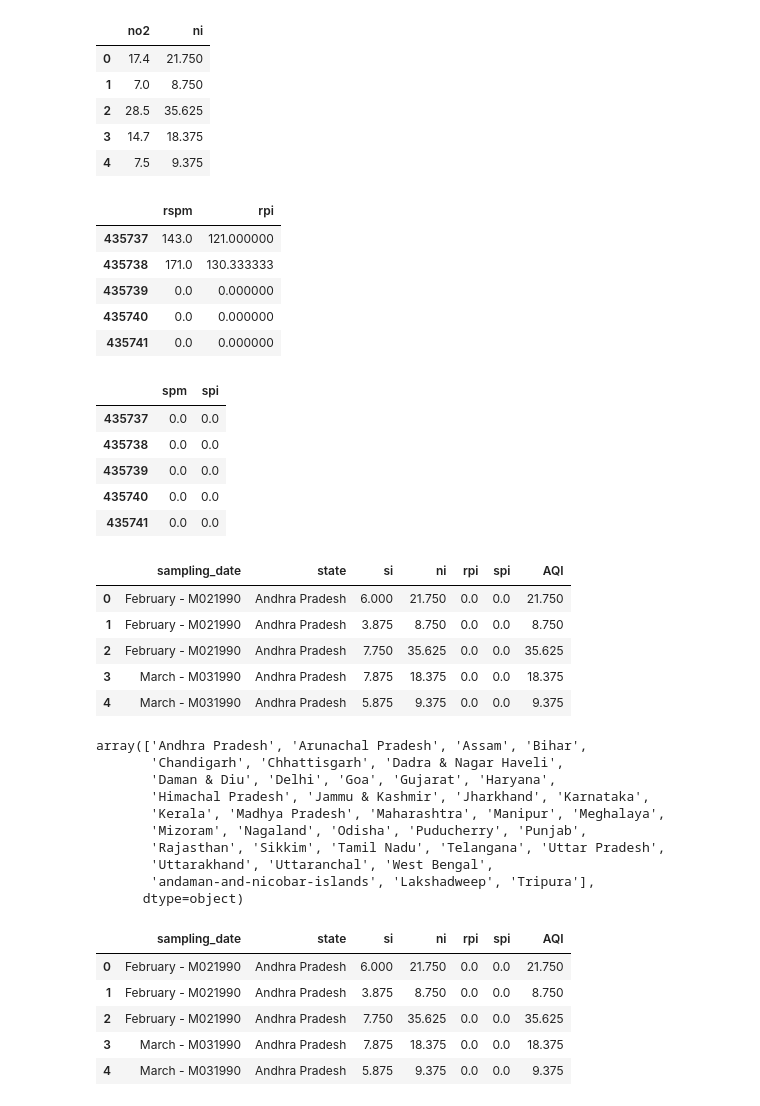
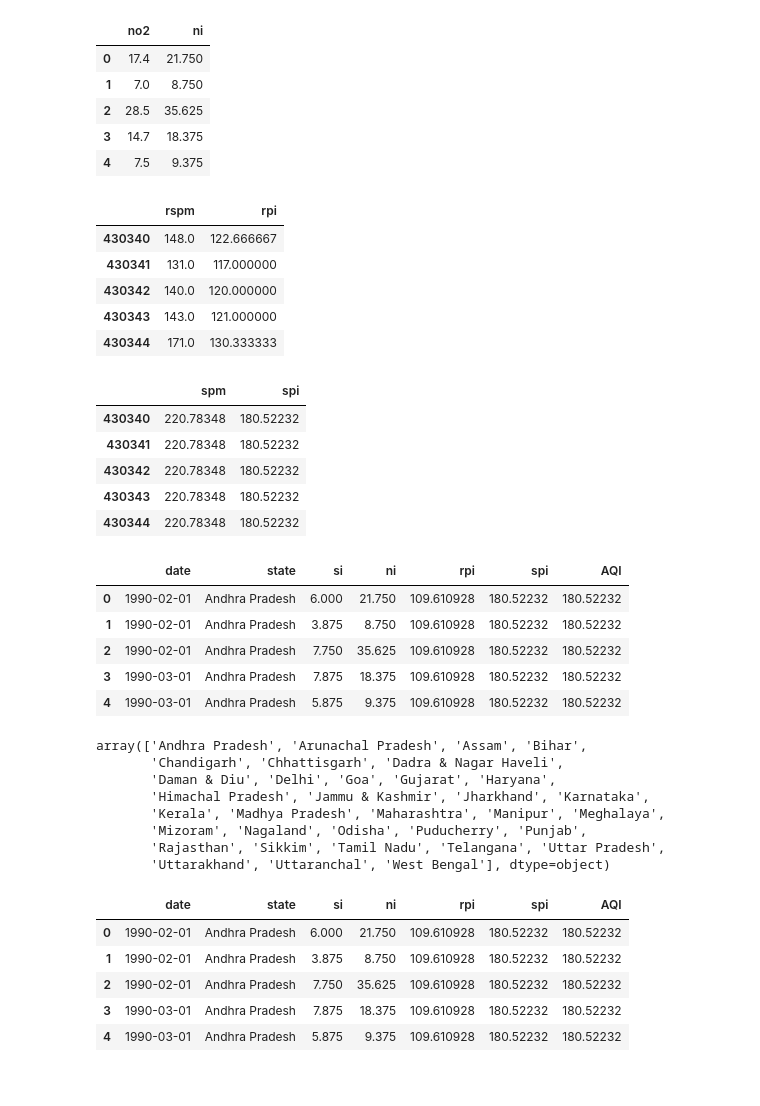
Before and after one commit to soulbrooxx/indian-air, a Jupyter notebook: idian-air.ipynb, the cells around one changed output. Drawn from its saved outputs; the diff is of its cells as text; code cells hidden in the pictures.

```diff
--- a/idian-air.ipynb
+++ b/idian-air.ipynb
@@ -104,6 +104,7 @@ data.to_csv("clean_data.csv",index=False)
 # %% [markdown]
 # Calculate SI
 # %%
+data = pd.read_csv("clean_data.csv")
 def calculate_si(so2):
     si=0
     if (so2<=40):
@@ -176,11 +177,11 @@ df= data[['rspm','rpi']]
 df.tail()
 # %% [output]
 |  | rspm | rpi |
-| 435737 | 143.0 | 121.000000 |
-| 435738 | 171.0 | 130.333333 |
-| 435739 | 0.0 | 0.000000 |
-| 435740 | 0.0 | 0.000000 |
-| 435741 | 0.0 | 0.000000 |
+| 430340 | 148.0 | 122.666667 |
+| 430341 | 131.0 | 117.000000 |
+| 430342 | 140.0 | 120.000000 |
+| 430343 | 143.0 | 121.000000 |
+| 430344 | 171.0 | 130.333333 |
 # %%
 def calculate_spi(spm):
     spi=0
@@ -203,35 +204,35 @@ df.tail()
 #many data values of rspm values is unawailable since it was not measure before
 # %% [output]
 |  | spm | spi |
-| 435737 | 0.0 | 0.0 |
-| 435738 | 0.0 | 0.0 |
-| 435739 | 0.0 | 0.0 |
-| 435740 | 0.0 | 0.0 |
-| 435741 | 0.0 | 0.0 |
+| 430340 | 220.78348 | 180.52232 |
+| 430341 | 220.78348 | 180.52232 |
+| 430342 | 220.78348 | 180.52232 |
+| 430343 | 220.78348 | 180.52232 |
+| 430344 | 220.78348 | 180.52232 |
 # %%
 #function to calculate the air quality index (AQI) of every data value
 #its is calculated as per indian govt standards
 def calculate_aqi(si,ni,spi,rpi):
     aqi=0
     if(si>ni and si>spi and si>rpi):
      aqi=si
     if(spi>si and spi>ni and spi>rpi):
      aqi=spi
     if(ni>si and ni>spi and ni>rpi):
      aqi=ni
     if(rpi>si and rpi>ni and rpi>spi):
      aqi=rpi
     return aqi
 data['AQI']=data.apply(lambda x:calculate_aqi(x['si'],x['ni'],x['spi'],x['rpi']),axis=1)
-df= data[['sampling_date','state','si','ni','rpi','spi','AQI']]
+df= data[['date','state','si','ni','rpi','spi','AQI']]
 df.head()
 # %% [output]
-|  | sampling_date | state | si | ni | rpi | spi | AQI |
-| 0 | February - M021990 | Andhra Pradesh | 6.000 | 21.750 | 0.0 | 0.0 | 21.750 |
-| 1 | February - M021990 | Andhra Pradesh | 3.875 | 8.750 | 0.0 | 0.0 | 8.750 |
-| 2 | February - M021990 | Andhra Pradesh | 7.750 | 35.625 | 0.0 | 0.0 | 35.625 |
-| 3 | March - M031990 | Andhra Pradesh | 7.875 | 18.375 | 0.0 | 0.0 | 18.375 |
-| 4 | March - M031990 | Andhra Pradesh | 5.875 | 9.375 | 0.0 | 0.0 | 9.375 |
+|  | date | state | si | ni | rpi | spi | AQI |
+| 0 | 1990-02-01 | Andhra Pradesh | 6.000 | 21.750 | 109.610928 | 180.52232 | 180.52232 |
+| 1 | 1990-02-01 | Andhra Pradesh | 3.875 | 8.750 | 109.610928 | 180.52232 | 180.52232 |
+| 2 | 1990-02-01 | Andhra Pradesh | 7.750 | 35.625 | 109.610928 | 180.52232 | 180.52232 |
+| 3 | 1990-03-01 | Andhra Pradesh | 7.875 | 18.375 | 109.610928 | 180.52232 | 180.52232 |
+| 4 | 1990-03-01 | Andhra Pradesh | 5.875 | 9.375 | 109.610928 | 180.52232 | 180.52232 |
 # %%
 df.state.unique()
 # %% [output]
@@ -242,18 +243,16 @@ array(['Andhra Pradesh', 'Arunachal Pradesh', 'Assam', 'Bihar',
        'Kerala', 'Madhya Pradesh', 'Maharashtra', 'Manipur', 'Meghalaya',
        'Mizoram', 'Nagaland', 'Odisha', 'Puducherry', 'Punjab',
        'Rajasthan', 'Sikkim', 'Tamil Nadu', 'Telangana', 'Uttar Pradesh',
-       'Uttarakhand', 'Uttaranchal', 'West Bengal',
-       'andaman-and-nicobar-islands', 'Lakshadweep', 'Tripura'],
-      dtype=object)
+       'Uttarakhand', 'Uttaranchal', 'West Bengal'], dtype=object)
 # %%
 df.head()
 # %% [output]
-|  | sampling_date | state | si | ni | rpi | spi | AQI |
-| 0 | February - M021990 | Andhra Pradesh | 6.000 | 21.750 | 0.0 | 0.0 | 21.750 |
-| 1 | February - M021990 | Andhra Pradesh | 3.875 | 8.750 | 0.0 | 0.0 | 8.750 |
-| 2 | February - M021990 | Andhra Pradesh | 7.750 | 35.625 | 0.0 | 0.0 | 35.625 |
-| 3 | March - M031990 | Andhra Pradesh | 7.875 | 18.375 | 0.0 | 0.0 | 18.375 |
-| 4 | March - M031990 | Andhra Pradesh | 5.875 | 9.375 | 0.0 | 0.0 | 9.375 |
+|  | date | state | si | ni | rpi | spi | AQI |
+| 0 | 1990-02-01 | Andhra Pradesh | 6.000 | 21.750 | 109.610928 | 180.52232 | 180.52232 |
+| 1 | 1990-02-01 | Andhra Pradesh | 3.875 | 8.750 | 109.610928 | 180.52232 | 180.52232 |
+| 2 | 1990-02-01 | Andhra Pradesh | 7.750 | 35.625 | 109.610928 | 180.52232 | 180.52232 |
+| 3 | 1990-03-01 | Andhra Pradesh | 7.875 | 18.375 | 109.610928 | 180.52232 | 180.52232 |
+| 4 | 1990-03-01 | Andhra Pradesh | 5.875 | 9.375 | 109.610928 | 180.52232 | 180.52232 |
 # %%
 # Convert 'date' column to datetime
 data['date'] = pd.to_datetime(data['date'], format='%Y-%m-%d', errors='coerce')
```
Also changed, not shown: parts of 21 cells of this notebook, 1 other file.
